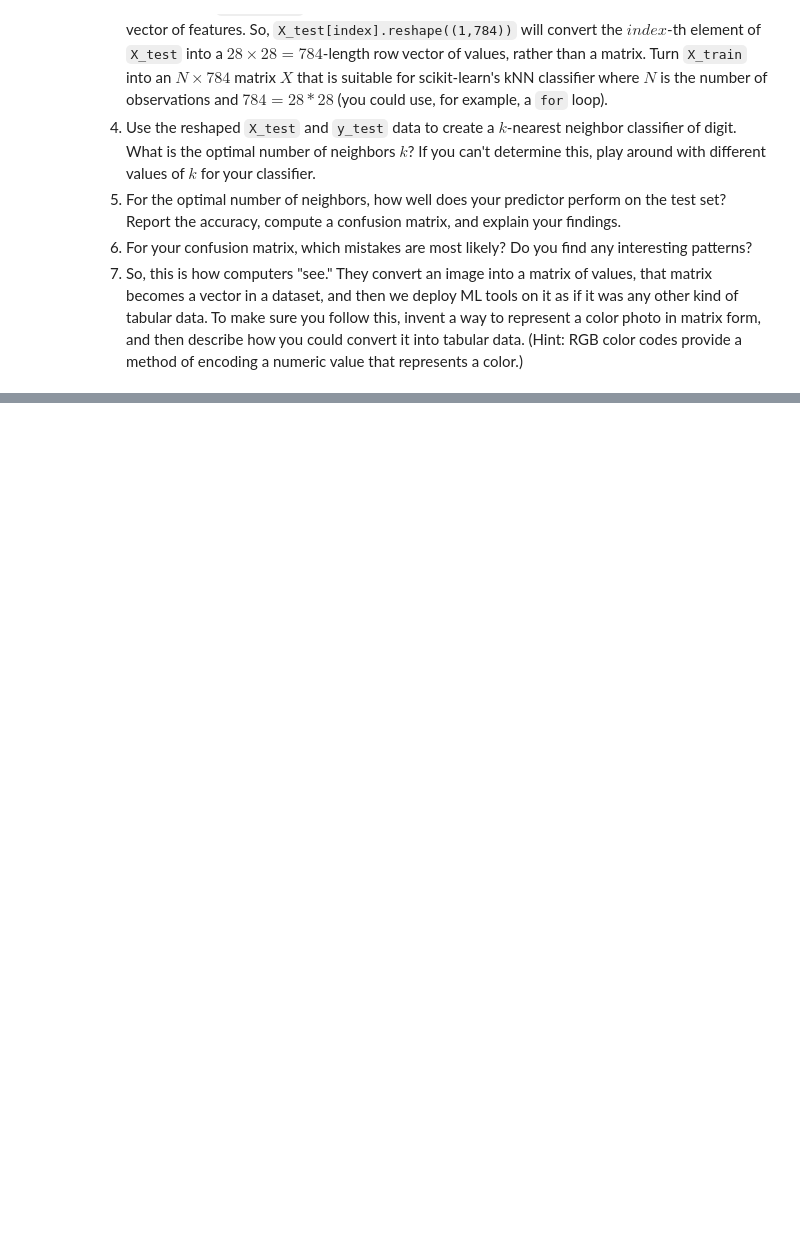
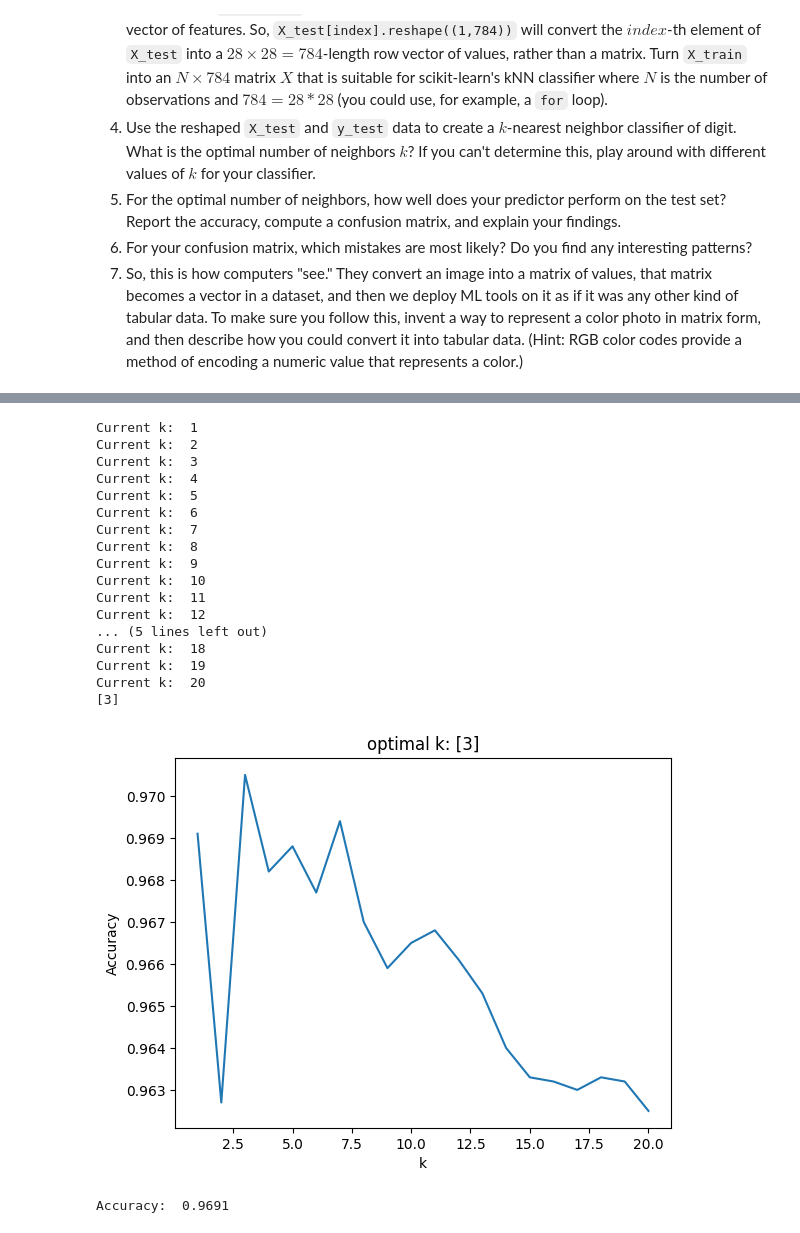
Before and after one commit to jac7az/knn, a Jupyter notebook: lab/computer_vision_lab.ipynb, the cells around one changed output, grey strips where cells are left out. Cells and saved outputs as stored; diff of their text form; code cells hidden in the pictures; blank space fills up the shorter version.

```diff
--- a/lab/computer_vision_lab.ipynb
+++ b/lab/computer_vision_lab.ipynb
@@ -43,9 +135,13 @@ X_train shape: (60000, 784)
 # %%
-X_train_reshaped = np.zeros((X_train.shape[0], 784))
-X_test_reshaped = np.zeros((X_test.shape[0], 784))
-
+X_train2 = []
+X_test2 = []
 for i in range(X_train.shape[0]):
-    X_train_reshaped[i] = X_train[i].reshape((784,))
+    row=X_train[i].reshape((1,784))
+    X_train2.append(row[0])
+X_train2=pd.DataFrame(X_train2)
 
 for i in range(X_test.shape[0]):
-    X_test_reshaped[i] = X_test[i].reshape((784,))
+    row = X_test[i].reshape((1,784))
+    X_test2.append(row[0])
+X_test2=pd.DataFrame(X_test2)
+X_test2=pd.DataFrame(X_test2)
@@ -71,0 +148,52 @@ if reload == 1:  # If reload is 1, do the reshaping process
+# %%
+from sklearn.neighbors import KNeighborsClassifier
+
+k_bar = 20
+accuracy = []
+
+for k in range(k_bar):
+    print('Current k: ' , str(k+1))
+    knn = KNeighborsClassifier(n_neighbors=k+1)
+    predictor = knn.fit(X_train2.values,y_train)
+    accuracy.append( predictor.score(X_test2.values,y_test) )
+
+accuracy_max = np.max(accuracy)
+max_index = np.where(accuracy==accuracy_max)[0]
+k_star = max_index+1
+print(k_star)
+
+plt.plot(np.arange(1,k_bar+1),accuracy)
+plt.xlabel("k")
+plt.title("optimal k: "+str(k_star))
+plt.ylabel('Accuracy')
+plt.show()
+
+#Optimal number of k is 3.
+# %% [output]
+Current k:  1
+Current k:  2
+Current k:  3
+Current k:  4
+Current k:  5
+Current k:  6
+Current k:  7
+Current k:  8
+Current k:  9
+Current k:  10
+Current k:  11
+Current k:  12
+... (5 lines left out)
+Current k:  18
+Current k:  19
+Current k:  20
+[3]
+[figure, added]
+# %%
+knn = KNeighborsClassifier(n_neighbors=1)
+predictor = knn.fit(X_train2.values,y_train)
+y_hat = predictor.predict(X_test2.values)
+
+accuracy = knn.score(X_test2.values,y_test)
+print('Accuracy: ', accuracy)
+# %% [output]
+Accuracy:  0.9691
```
Also changed, not shown: parts of 3 cells of this notebook.
